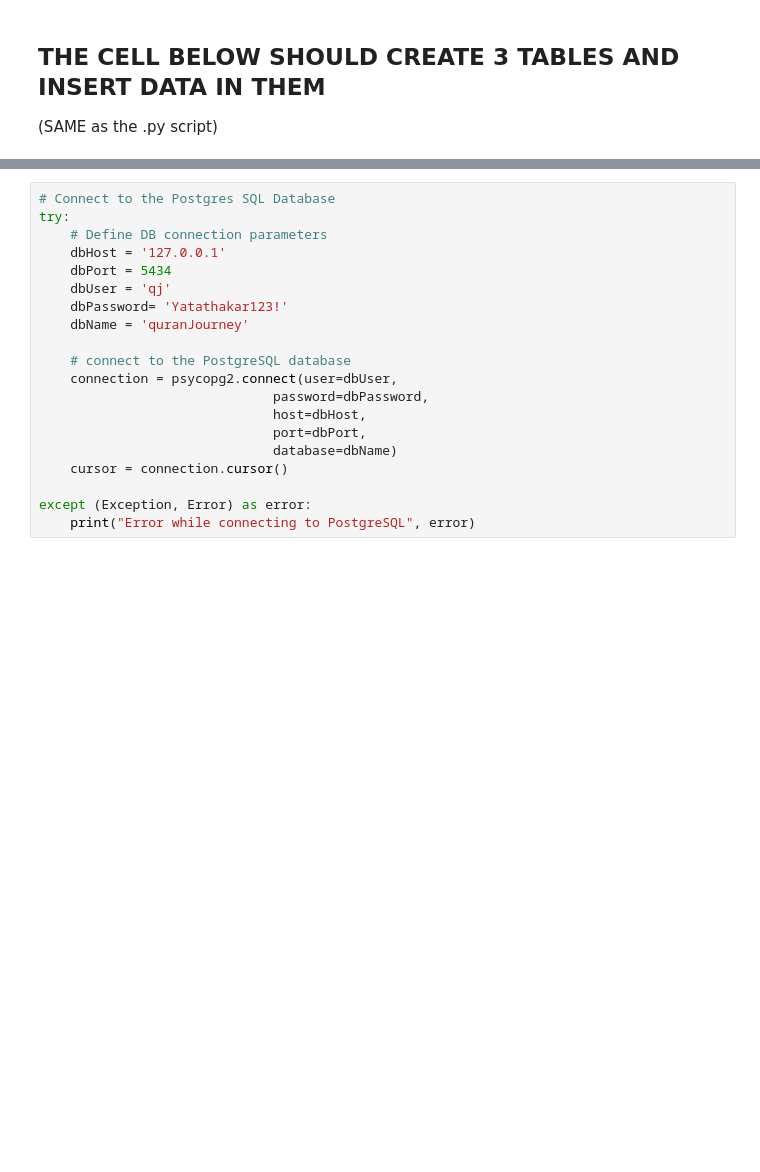
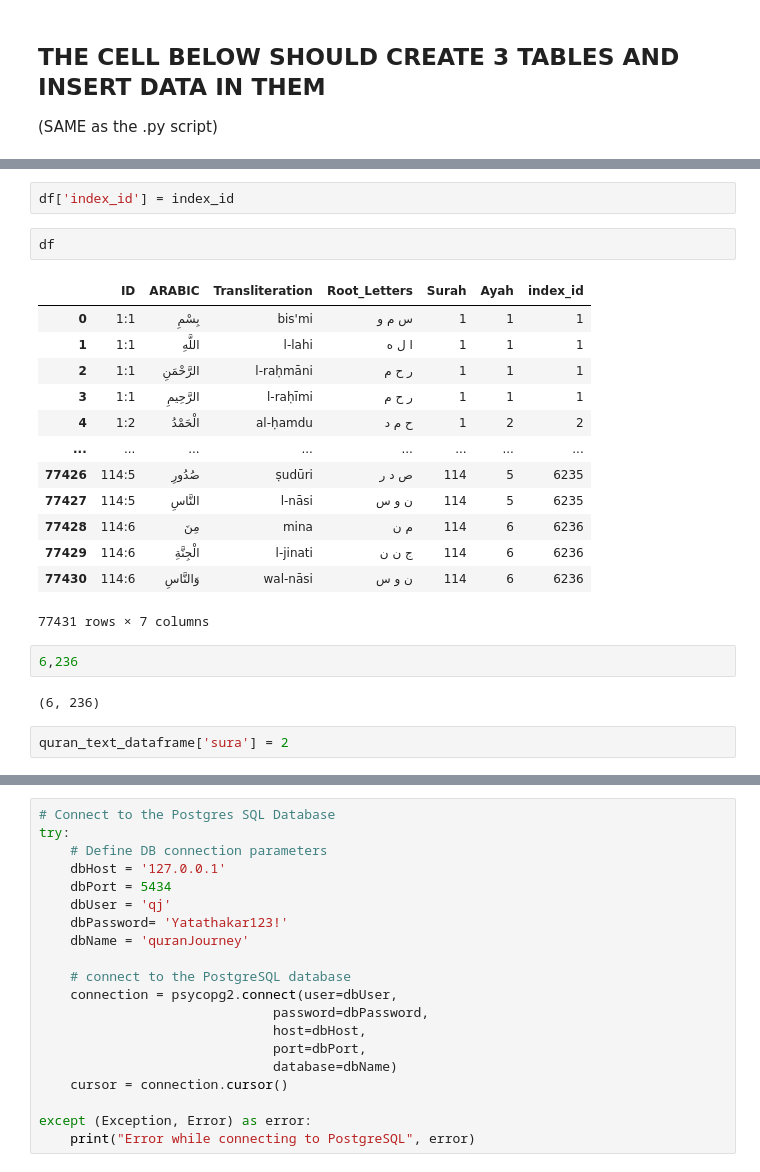
Before and after one commit to Quran-Journey/roots, a Jupyter notebook: db/Inserting TextToWord Table.ipynb, the cells around one changed output, grey strips where cells are left out. Drawn from its saved outputs; the diff is of its cells as text; blank space fills up the shorter version.

```diff
--- a/db/Inserting TextToWord Table.ipynb
+++ b/db/Inserting TextToWord Table.ipynb
@@ -178,0 +202,24 @@ PostgreSQL connection is closed
+# %%
+df['index_id'] = index_id
+# %%
+df
+# %% [output]
+|  | ID | ARABIC | Transliteration | Root_Letters | Surah | Ayah | index_id |
+| 0 | 1:1 | بِسْمِ | bis'mi | س م و | 1 | 1 | 1 |
+| 1 | 1:1 | اللَّهِ | l-lahi | ا ل ه | 1 | 1 | 1 |
+| 2 | 1:1 | الرَّحْمَنِ | l-raḥmāni | ر ح م | 1 | 1 | 1 |
+| 3 | 1:1 | الرَّحِيمِ | l-raḥīmi | ر ح م | 1 | 1 | 1 |
+| 4 | 1:2 | الْحَمْدُ | al-ḥamdu | ح م د | 1 | 2 | 2 |
+| ... | ... | ... | ... | ... | ... | ... | ... |
+| 77426 | 114:5 | صُدُورِ | ṣudūri | ص د ر | 114 | 5 | 6235 |
+| 77427 | 114:5 | النَّاسِ | l-nāsi | ن و س | 114 | 5 | 6235 |
+| 77428 | 114:6 | مِنَ | mina | م ن | 114 | 6 | 6236 |
+| 77429 | 114:6 | الْجِنَّةِ | l-jinati | ج ن ن | 114 | 6 | 6236 |
+| 77430 | 114:6 | وَالنَّاسِ | wal-nāsi | ن و س | 114 | 6 | 6236 |
+77431 rows × 7 columns
+# %%
+6,236
+# %% [output]
+(6, 236)
+# %%
+quran_text_dataframe['sura'] = 2
```
Also changed, not shown: parts of 31 cells of this notebook, 4 other files.
